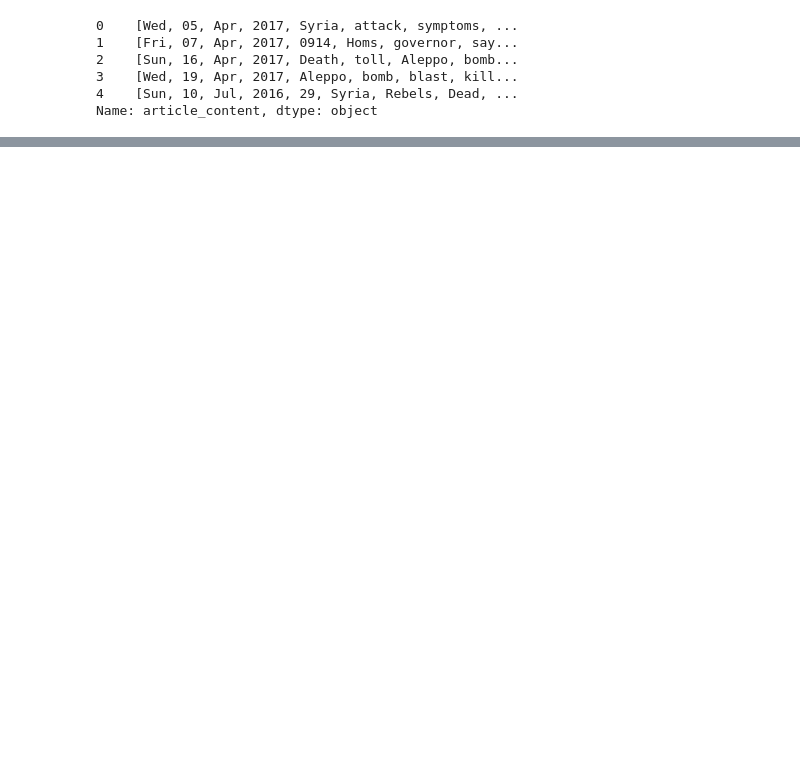
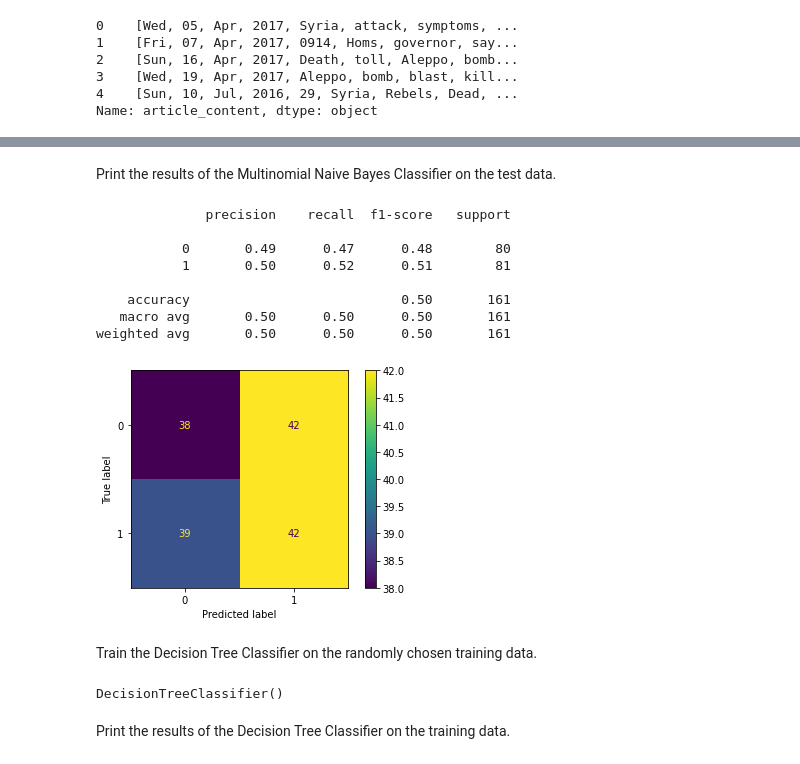
Before and after one commit to shoggart/final-project, a Jupyter notebook: final_project.ipynb, the cells around one changed output, grey strips where cells are left out. Cells and saved outputs as stored; diff of their text form; code cells hidden in the pictures; blank space fills up the shorter version.

```diff
--- a/final_project.ipynb
+++ b/final_project.ipynb
@@ -96,0 +110,3 @@ weighted avg       0.50      0.50      0.50       161
+# %%
+mnb_classifier = MultinomialNB()
+mnb_classifier.fit(X_train, y_train)
@@ -96,0 +131,30 @@ weighted avg       0.50      0.50      0.50       161
+# %% [markdown]
+Print the results of the Multinomial Naive Bayes Classifier on the test data.
+# %%
+pred_mnb = mnb_classifier.predict(X_test)
+print(classification_report(y_test, pred_mnb))
+
+cm = confusion_matrix(y_test, pred_mnb, labels=mnb_classifier.classes_)
+disp = ConfusionMatrixDisplay(confusion_matrix=cm, display_labels=mnb_classifier.classes_)
+disp.plot()
+plt.grid(False)
+plt.show()
+# %% [output]
+              precision    recall  f1-score   support
+
+           0       0.49      0.47      0.48        80
+           1       0.50      0.52      0.51        81
+
+    accuracy                           0.50       161
+   macro avg       0.50      0.50      0.50       161
+weighted avg       0.50      0.50      0.50       161
+[figure, added]
+# %% [markdown]
+Train the Decision Tree Classifier on the randomly chosen training data.
+# %%
+dt_classifier = DecisionTreeClassifier()
+dt_classifier.fit(X_train, y_train)
+# %% [output]
+DecisionTreeClassifier()
+# %% [markdown]
+Print the results of the Decision Tree Classifier on the training data.
```
Also changed, not shown: parts of 85 cells of this notebook.
